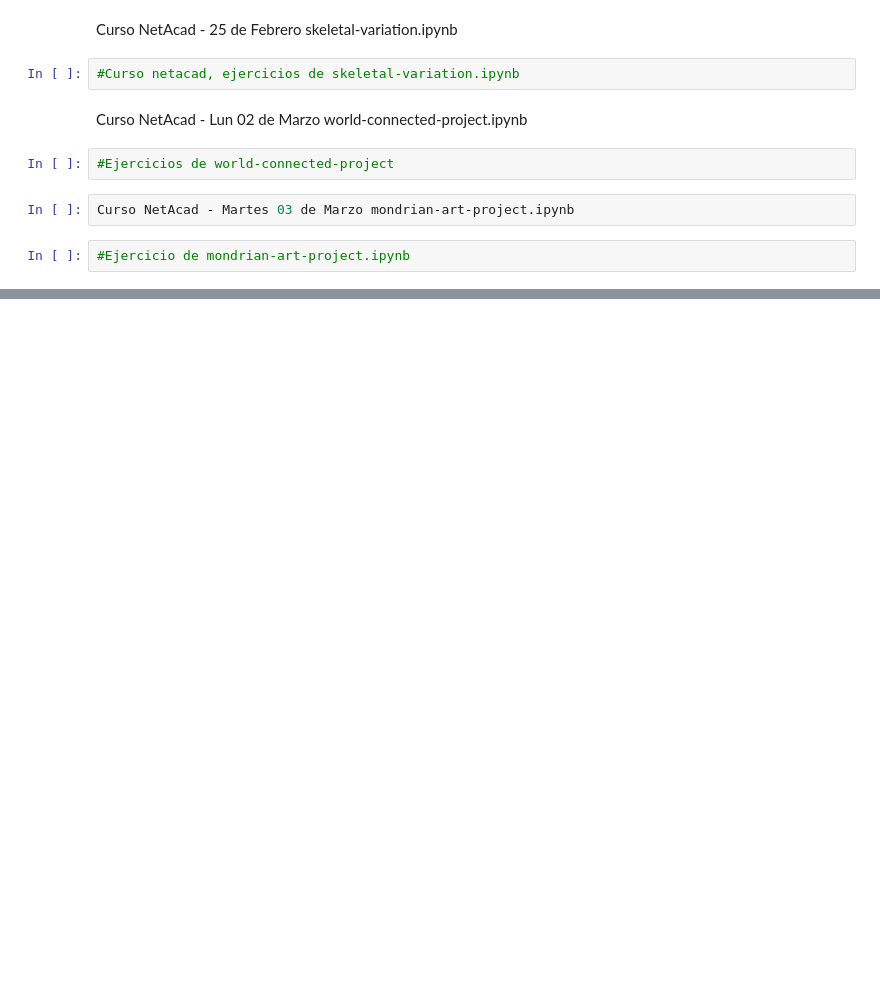
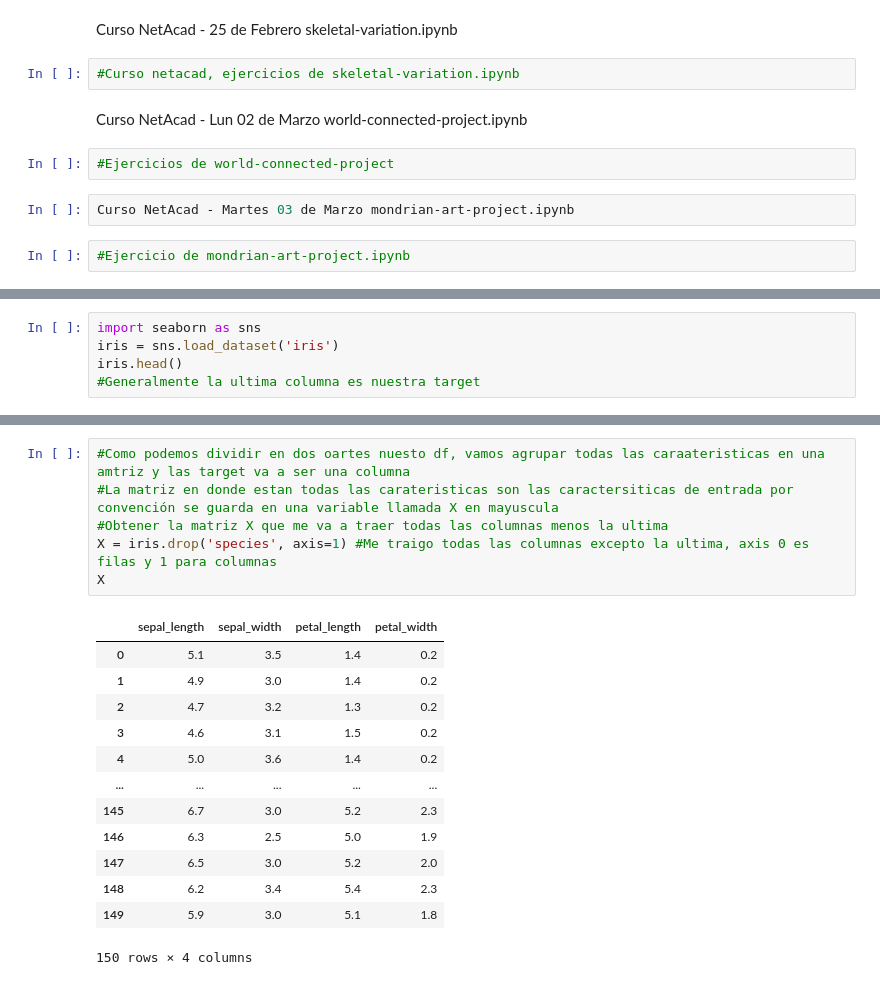
Before and after one commit to paolanavarror/mineria-de-datos, a Jupyter notebook: MineriaDeDatos.ipynb, the cells around one changed output, grey strips where cells are left out. Saved outputs shown, nothing was run; the diff lists cells and outputs as text; blank space fills up the shorter version.

```diff
--- a/MineriaDeDatos.ipynb
+++ b/MineriaDeDatos.ipynb
@@ -1633,0 +1662,5 @@ Curso NetAcad - Martes 03 de Marzo mondrian-art-project.ipynb
+# %%
+import seaborn as sns
+iris = sns.load_dataset('iris')
+iris.head()
+#Generalmente la ultima columna es nuestra target
@@ -1633,0 +1684,20 @@ Curso NetAcad - Martes 03 de Marzo mondrian-art-project.ipynb
+# %%
+#Como podemos dividir en dos oartes nuesto df, vamos agrupar todas las caraateristicas en una amtriz y las target va a ser una columna
+#La matriz en donde estan todas las carateristicas son las caractersiticas de entrada por convención se guarda en una variable llamada X en mayuscula
+#Obtener la matriz X que me va a traer todas las columnas menos la ultima
+X = iris.drop('species', axis=1) #Me traigo todas las columnas excepto la ultima, axis 0 es filas y 1 para columnas
+X
+# %% [output]
+|  | sepal_length | sepal_width | petal_length | petal_width |
+| 0 | 5.1 | 3.5 | 1.4 | 0.2 |
+| 1 | 4.9 | 3.0 | 1.4 | 0.2 |
+| 2 | 4.7 | 3.2 | 1.3 | 0.2 |
+| 3 | 4.6 | 3.1 | 1.5 | 0.2 |
+| 4 | 5.0 | 3.6 | 1.4 | 0.2 |
+| ... | ... | ... | ... | ... |
+| 145 | 6.7 | 3.0 | 5.2 | 2.3 |
+| 146 | 6.3 | 2.5 | 5.0 | 1.9 |
+| 147 | 6.5 | 3.0 | 5.2 | 2.0 |
+| 148 | 6.2 | 3.4 | 5.4 | 2.3 |
+| 149 | 5.9 | 3.0 | 5.1 | 1.8 |
+150 rows × 4 columns
```
Also changed, not shown: parts of 8 cells of this notebook.
